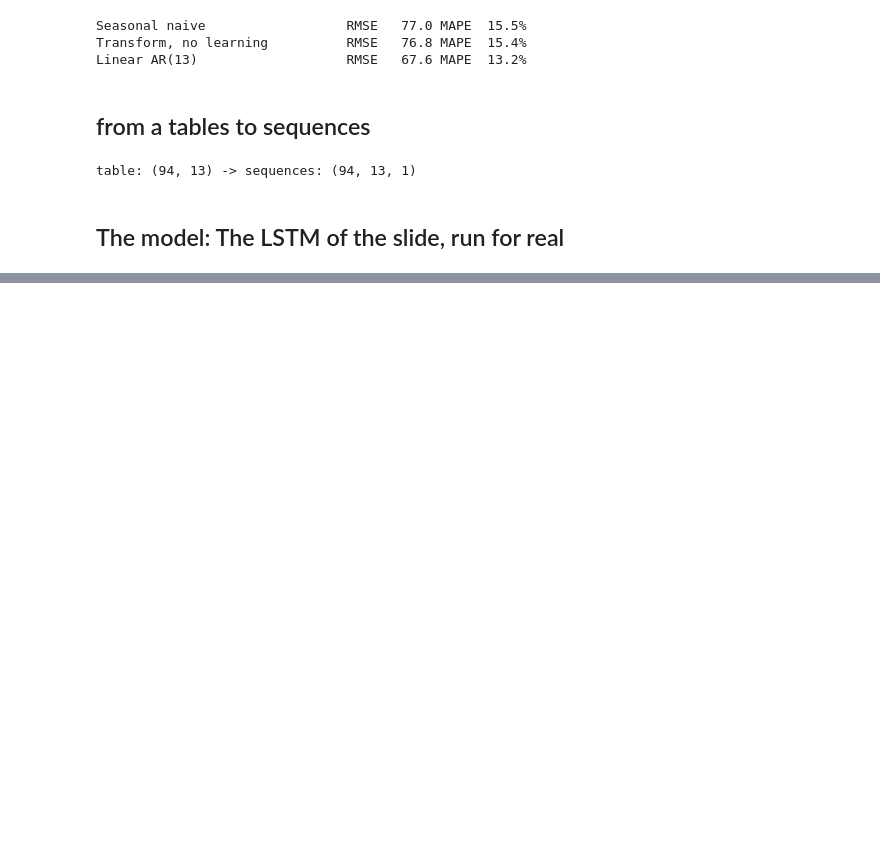
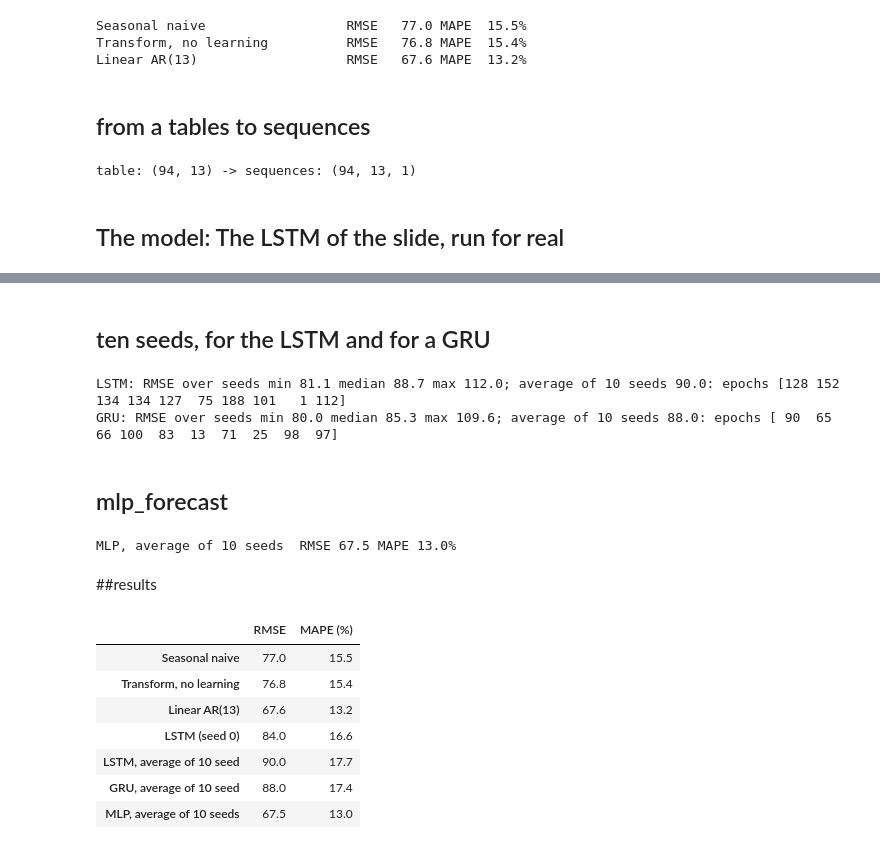
Before and after one commit to Kei300/P2-IA-Python-Libraries-Statistics, a Jupyter notebook: 6_LSTM_AirPassengers.ipynb, the cells around one changed output, grey strips where cells are left out. Drawn from its saved outputs; the diff is of its cells as text; code cells hidden in the pictures; blank space fills up the shorter version.

```diff
--- a/6_LSTM_AirPassengers.ipynb
+++ b/6_LSTM_AirPassengers.ipynb
@@ -92,0 +210,48 @@ table: (94, 13) -> sequences: (94, 13, 1)
+# %% [markdown]
+## ten seeds, for the LSTM and for a GRU
+# %%
+SEEDS = range(10)
+runs, rmse_seed, epochs_seed = {}, {}, {}
+for cell in ('lstm', 'gru'):
+  out = [fit_and_forecast(s, cell) for s in SEEDS]
+  runs[cell] = np.array([o[0] for o in out])
+  rmse_seed[cell] = np.array([rmse(f, test) for f in runs[cell]])
+  epochs_seed[cell] = np.array([o[1] for o in out])
+  f_avg = np.exp(np.log(runs[cell]).mean(0))
+  results[f'{cell.upper()}, average of 10 seed'] = (rmse(f_avg, test), mape(f_avg, test))
+  r = rmse_seed[cell]
+  print(f'{cell.upper()}: RMSE over seeds min {r.min():.1f} median {np.median(r):.1f} max {r.max():.1f}; '
+        f'average of 10 seeds {results[f"{cell.upper()}, average of 10 seed"][0]:.1f}: epochs {epochs_seed[cell]}')
+# %% [output]
+LSTM: RMSE over seeds min 81.1 median 88.7 max 112.0; average of 10 seeds 90.0: epochs [128 152 134 134 127  75 188 101   1 112]
+GRU: RMSE over seeds min 80.0 median 85.3 max 109.6; average of 10 seeds 88.0: epochs [ 90  65  66 100  83  13  71  25  98  97]
+# %% [markdown]
+## mlp_forecast
+# %%
+def mlp_forecast(seed):
+  net = MLPRegressor(hidden_layer_sizes=(32,), activation='relu', alpha=1e-3, max_iter=5000, random_state=seed)
+  net.fit(Xz, tz)
+  zf = recursive_forecast(net, (ztr-mz)/ sz, p, H) * sz + mz
+  return np.exp(undo(zf, Ltr))
+
+runs['mlp'] = np.array([mlp_forecast(s) for s in SEEDS])
+rmse_seed['mlp'] = [rmse(f, test) for f in runs['mlp']]
+f_mlp_avg = np.exp(np.log(runs['mlp']).mean(0))
+results['MLP, average of 10 seeds'] = (rmse(f_mlp_avg, test), mape(f_mlp_avg, test))
+print(f'MLP, average of 10 seeds  RMSE %.1f MAPE %.1f%%' % results['MLP, average of 10 seeds'])
+# %% [output]
+MLP, average of 10 seeds  RMSE 67.5 MAPE 13.0%
+# %% [markdown]
+##results
+# %%
+table = pd.DataFrame(results, index=['RMSE', 'MAPE (%)',]).T.round(1)
+table
+# %% [output]
+|  | RMSE | MAPE (%) |
+| Seasonal naive | 77.0 | 15.5 |
+| Transform, no learning | 76.8 | 15.4 |
+| Linear AR(13) | 67.6 | 13.2 |
+| LSTM (seed 0) | 84.0 | 16.6 |
+| LSTM, average of 10 seed | 90.0 | 17.7 |
+| GRU, average of 10 seed | 88.0 | 17.4 |
+| MLP, average of 10 seeds | 67.5 | 13.0 |
```
Also changed, not shown: parts of 6 cells of this notebook.
